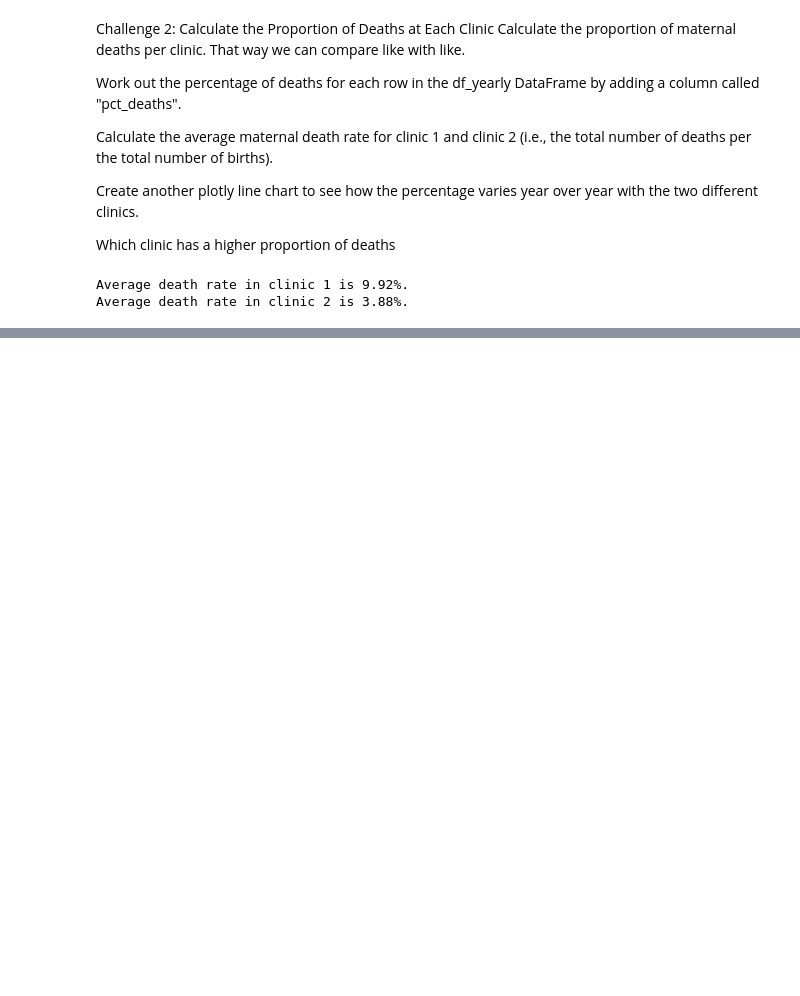
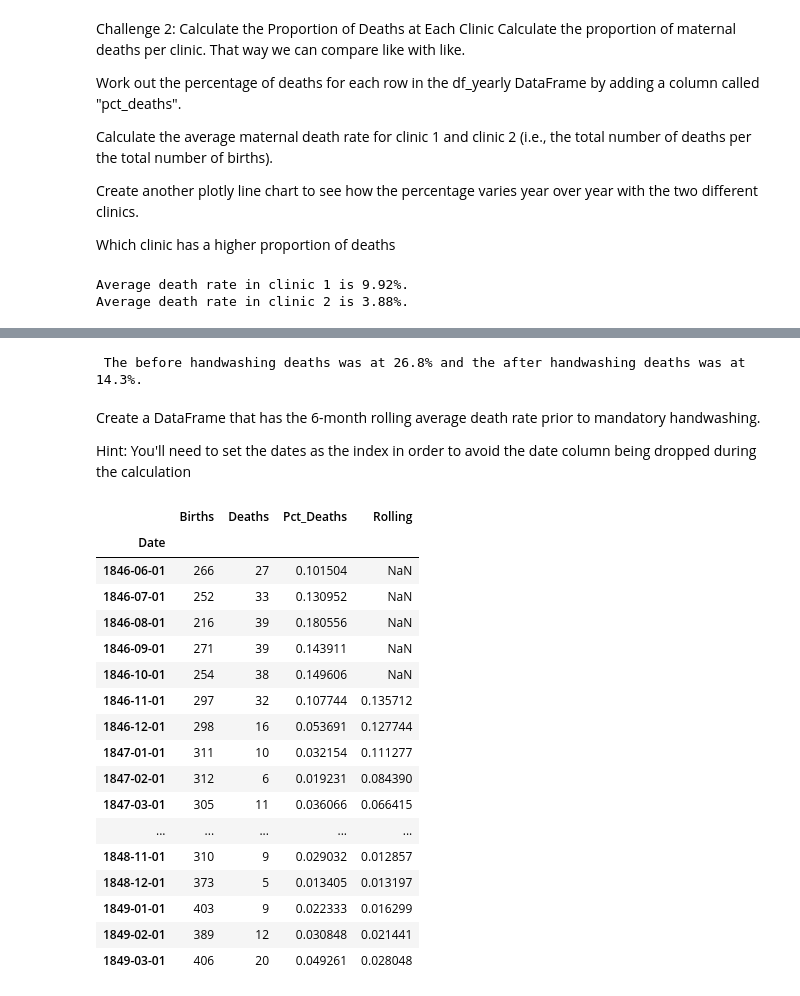
Before and after one commit to shane-221/Python_Basics, a Jupyter notebook: 09_Advanced-Data_Analysis(Pandas-Plotly-Seaborn)/80_Day_80_T-Tests_and _Distributions/main.ipynb, the cells around one changed output, grey strips where cells are left out. Saved outputs shown, nothing was run; the diff lists cells and outputs as text; code cells hidden in the pictures; blank space fills up the shorter version.

```diff
--- a/09_Advanced-Data_Analysis(Pandas-Plotly-Seaborn)/80_Day_80_T-Tests_and _Distributions/main.ipynb
+++ b/09_Advanced-Data_Analysis(Pandas-Plotly-Seaborn)/80_Day_80_T-Tests_and _Distributions/main.ipynb
@@ -133,0 +155,16 @@ line.show()
+# %%
+# checks for head, tail, dtypes, columns , and shape
+m_df.head()
+m_df.tail()
+m_df.columns                        # Need to adjust the names
+m_df.dtypes                         # Dates need to be adjsted again
+
+#=======================Adjustments================================#
+m_df.rename(columns={"date":"Date",
+                     "births":"Births",
+                     "deaths":"Deaths",},
+            inplace= True)
+
+m_df["Date"]= pd.to_datetime(m_df["Date"], errors="coerce" )
+# m_df["Date"] = m_df["Date"].dt.to_period("M")          # Gives it to me as date and month format-- through the datetime object not datetime index
+m_df["Date"]
@@ -133,0 +225,23 @@ line.show()
+# %%
+# column called pct deaths
+m_df["Pct_Deaths"]=  m_df["Deaths"]/m_df["Births"]
+
+
+# spearate before and aftyer handwashing
+handwashing_date = "1846-06-01"
+
+
+before_handwashing  =  m_df[m_df["Date"]<handwashing_date].copy()
+after_handwashing  = m_df[m_df["Date"]>=handwashing_date].copy()
+
+            # Before handwashing deaths
+mean_before = before_handwashing["Deaths"].mean()
+mean_after  = after_handwashing["Deaths"].mean()
+
+print (f" The before handwashing deaths was at {mean_before:.3}% and the after handwashing deaths was at {mean_after:.3}%. ")
+# %% [output]
+ The before handwashing deaths was at 26.8% and the after handwashing deaths was at 14.3%.
+# %% [markdown]
+Create a DataFrame that has the 6-month rolling average death rate prior to mandatory handwashing.
+
+Hint: You'll need to set the dates as the index in order to avoid the date column being dropped during the calculation
@@ -133,0 +256,21 @@ line.show()
+# %%
+after_handwashing
+# %% [output]
+|  | Births | Deaths | Pct_Deaths | Rolling |
+| Date |  |  |  |  |
+| 1846-06-01 | 266 | 27 | 0.101504 | NaN |
+| 1846-07-01 | 252 | 33 | 0.130952 | NaN |
+| 1846-08-01 | 216 | 39 | 0.180556 | NaN |
+| 1846-09-01 | 271 | 39 | 0.143911 | NaN |
+| 1846-10-01 | 254 | 38 | 0.149606 | NaN |
+| 1846-11-01 | 297 | 32 | 0.107744 | 0.135712 |
+| 1846-12-01 | 298 | 16 | 0.053691 | 0.127744 |
+| 1847-01-01 | 311 | 10 | 0.032154 | 0.111277 |
+| 1847-02-01 | 312 | 6 | 0.019231 | 0.084390 |
+| 1847-03-01 | 305 | 11 | 0.036066 | 0.066415 |
+| ... | ... | ... | ... | ... |
+| 1848-11-01 | 310 | 9 | 0.029032 | 0.012857 |
+| 1848-12-01 | 373 | 5 | 0.013405 | 0.013197 |
+| 1849-01-01 | 403 | 9 | 0.022333 | 0.016299 |
+| 1849-02-01 | 389 | 12 | 0.030848 | 0.021441 |
+| 1849-03-01 | 406 | 20 | 0.049261 | 0.028048 |
```
Also changed, not shown: parts of 18 cells of this notebook.
